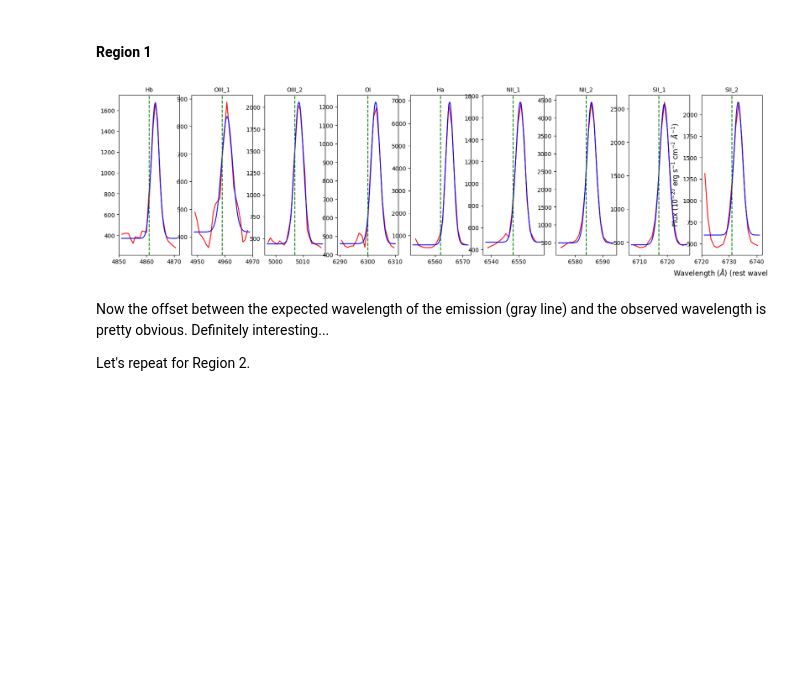
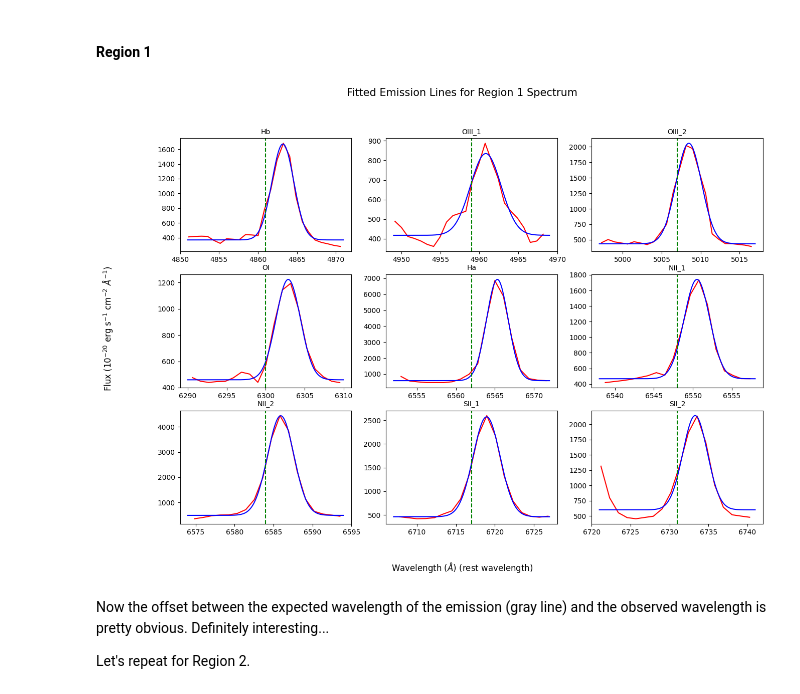
Before and after one commit to myasmedley/HII-Regions-in-NGC-253---Polaris-2026, a Jupyter notebook: PlottingEmissionLines.ipynb, the cells around one changed output. Saved outputs shown, nothing was run; the diff lists cells and outputs as text; code cells hidden in the pictures; blank space fills up the shorter version.

Commit message:
fixed orientation & labels of spec & fit plots, plotted 2 lines on n2 bpt diagram

```diff
--- a/PlottingEmissionLines.ipynb
+++ b/PlottingEmissionLines.ipynb
@@ -176,15 +177,21 @@ for ax in axs:
     ax.plot(wave, flux[region1])
     for l,line in enumerate(em_lines):
         ax.axvline(lam_obs(em_lines[line],z),label=f'{line}',color='k')
+        w=lam_obs(em_lines[line],z)
+        if (w<5100 and w>4800):
+            axs[0].text(w,7000, f'{line}', fontsize=10, rotation='vertical', color='r')
+        if (w<6800 and w>6500):
+            axs[1].text(w,7000, f'{line}', fontsize=10, rotation='vertical', color='r') #displaying emission line labels
+
         # correcting for redshift
     for s in sky_lines:
         ax.axvline(s,color='gray') # we don't need to correct these, because they are redshift 0
-    ax.set_xlabel('Wavelength ($\AA$) (rest wavelength)', fontsize=12)
 axs[0].set_xlim(4800,5100)
 axs[1].set_xlim(6500,6800)
-axs[0].set_ylabel('Flux ($10^{-20}$ erg s$^{-1}$ cm$^{-2}$ $\AA^{-1}$)', fontsize=12)
 plt.savefig('spec_of_r1_w_emlines_labeled.jpg',bbox_inches='tight')
 print('Spectrum of Region 1 (with Emission Lines Labeled)')
+fig.supxlabel(r'Wavelength ($\AA$) (rest wavelength)', fontsize=12)
+fig.supylabel(r'Flux ($10^{-20}$ erg s$^{-1}$ cm$^{-2}$ $\AA^{-1}$)', fontsize=12)
 plt.show()
 # %% [output]
 Spectrum of Region 1 (with Emission Lines Labeled)
@@ -205,6 +212,11 @@ for ax in axs:
     ax.plot(wave, flux[region2])
     for l,line in enumerate(em_lines):
         ax.axvline(lam_obs(em_lines[line],z),label=f'{line}',color='k')
+        w=lam_obs(em_lines[line],z)
+        if (w<5100 and w>4800):
+            axs[0].text(w,7000, f'{line}', fontsize=10, rotation='vertical', color='r')
+        if (w<6800 and w>6500):
+            axs[1].text(w,7000, f'{line}', fontsize=10, rotation='vertical', color='r') #displaying emission line labels
          # correcting for redshift
     for s in sky_lines:
         ax.axvline(s,color='gray') # we don't need to correct these, because they are redshift 0
@@ -382,31 +396,30 @@ plt.show()
 # %%
 # Try fitting each line outside the for loop if you prefer
 em_popts_r1={}
 em_pcovs_r1={}
 
-fig, axs = plt.subplots(1,len(em_lines), figsize=(20, 5)) #9 zoomed in plots for each line  (?)
-#plt.subplots_adjust(left=0.1, bottom=0.1, right=0.9, #changed orientation with help from https://alejandrosoto.net/blog/2022-02-05-matplotlib-space-between-subplots/
-                   # top=0.9, wspace=0.4,hspace=0.4) #update: this was not showing the gaussian distribution, too small
-plt.xlabel('Wavelength ($\AA$) (rest wavelength)', fontsize=12)
-
+fig, axs = plt.subplots(3,int(len(em_lines)/4+1), figsize=(15, 10))
+axs=axs.flatten()
 for l,line in enumerate(em_lines):
     index= (wave_rest<(em_lines[line]+10))&(wave_rest>(em_lines[line]-10)) #range of all emission lines +-10
     # em_lines={'Hb':4861,'OIII_1':4959,'OIII_2':5007,'OI':6300,'Ha':6562,'NII_1':6548,'NII_2':6584,'SII_1':6717,'SII_2':6731}
     # fit the emission line
     popt,pcov=curve_fit(gaussian,wave_rest[index],flux[region1][index],p0=[7000, em_lines[line], 3, 1000])
     # save these parameters to our dictionary
     em_popts_r1[line]=popt
     em_pcovs_r1[line]=pcov
     # plot the emission linesem
     axs[l].plot(wave_rest[index],flux[region1][index],color='r')
     axs[l].plot(np.linspace(em_lines[line]-10,em_lines[line]+10,1000),gaussian(np.linspace(em_lines[line]-10,em_lines[line]+10,1000),*popt),color='b')
     axs[l].set_title(line,fontsize=10)
     axs[l].axvline(em_lines[line],color='g', ls='--')
-plt.ylabel('Flux ($10^{-20}$ erg s$^{-1}$ cm$^{-2}$ $\AA^{-1}$)', fontsize=12) #when i tried plt.ylabel it moved
+fig.supxlabel(r'Wavelength ($\AA$) (rest wavelength)', fontsize=12)
+fig.supylabel(r'Flux ($10^{-20}$ erg s$^{-1}$ cm$^{-2}$ $\AA^{-1}$)', fontsize=12)
+fig.suptitle('Fitted Emission Lines for Region 1 Spectrum', fontsize=15) #when i tried plt.ylabel it moved
 plt.savefig('fitted_lines_region1.png')
 plt.show()
 # %% [output]
-[figure, old version]
+[figure, new version]
 # %% [markdown]
 Now the offset between the expected wavelength of the emission (gray line) and the observed wavelength is pretty obvious. Definitely interesting...
 
```
Also changed, not shown: parts of 14 cells of this notebook, 4 other files.
